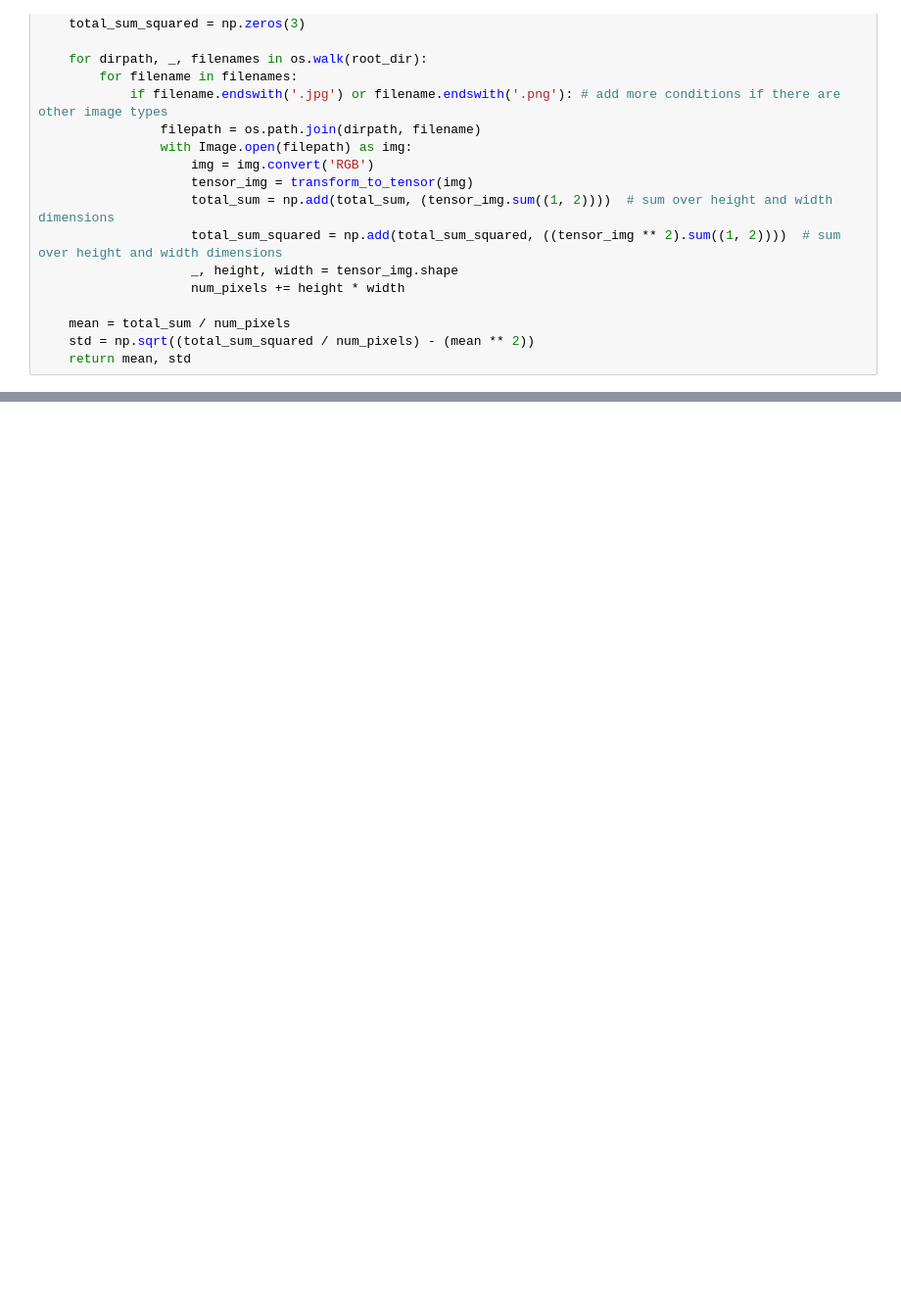
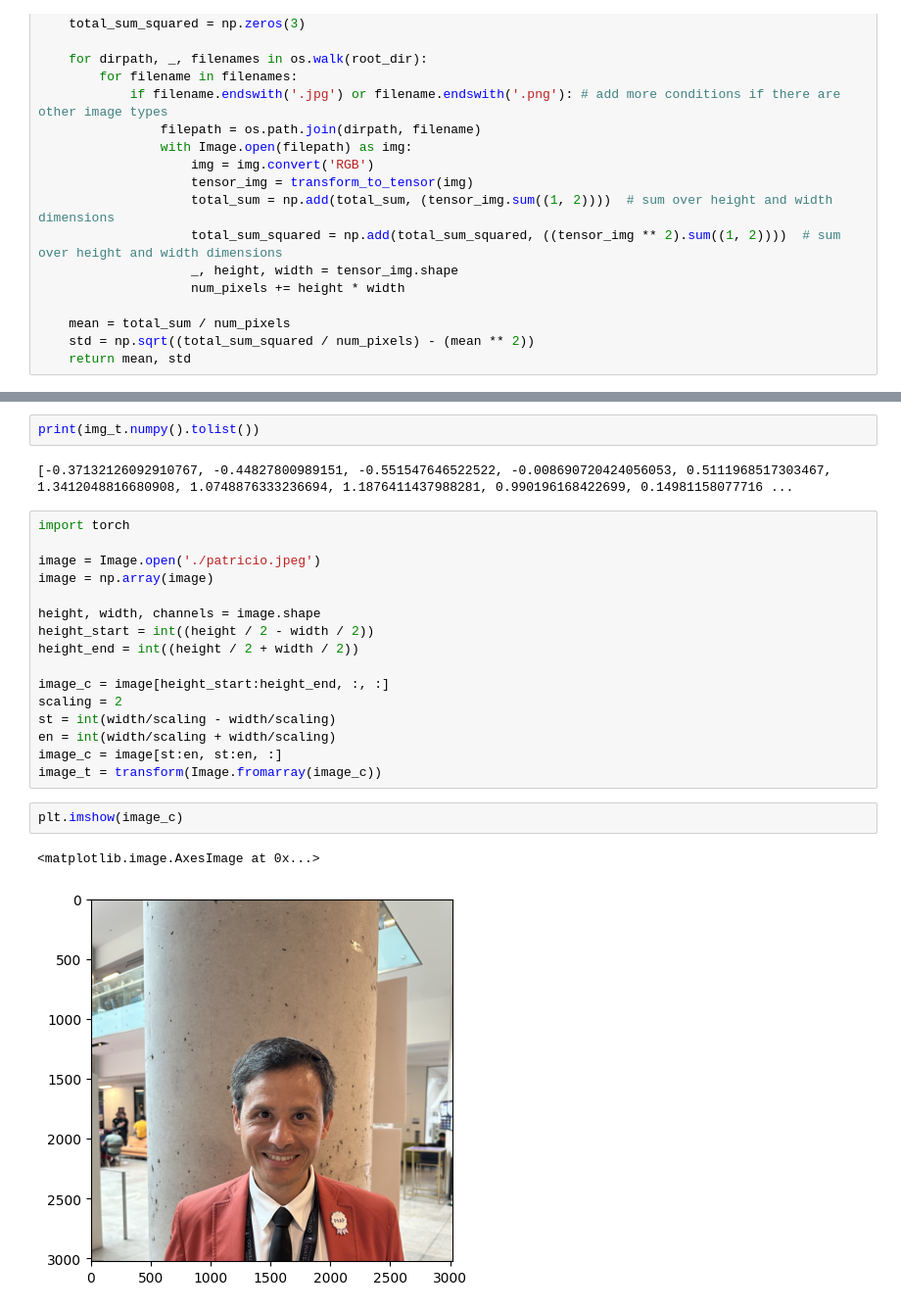
Before and after one commit to smiledao/zkml, a Jupyter notebook: expression-recognition/preprocess.ipynb, the cells around one changed output, grey strips where cells are left out. Shown at 98% size. Drawn from its saved outputs; the diff is of its cells as text; blank space fills up the shorter version.

```diff
--- a/expression-recognition/preprocess.ipynb
+++ b/expression-recognition/preprocess.ipynb
@@ -32,0 +52,25 @@ calculate_mean_std('./data')
+# %%
+print(img_t.numpy().tolist())
+# %% [output]
+[-0.37132126092910767, -0.44827800989151, -0.551547646522522, -0.008690720424056053, 0.5111968517303467, 1.3412048816680908, 1.0748876333236694, 1.1876411437988281, 0.990196168422699, 0.14981158077716 ...
+# %%
+import torch
+
+image = Image.open('./patricio.jpeg')
+image = np.array(image)
+
+height, width, channels = image.shape
+height_start = int((height / 2 - width / 2))
+height_end = int((height / 2 + width / 2))
+
+image_c = image[height_start:height_end, :, :]
+scaling = 2
+st = int(width/scaling - width/scaling)
+en = int(width/scaling + width/scaling)
+image_c = image[st:en, st:en, :]
+image_t = transform(Image.fromarray(image_c))
+# %%
+plt.imshow(image_c)
+# %% [output]
+<matplotlib.image.AxesImage at 0x...>
+[figure, added]
```
Also changed, not shown: parts of 8 cells of this notebook, 7 other files.
